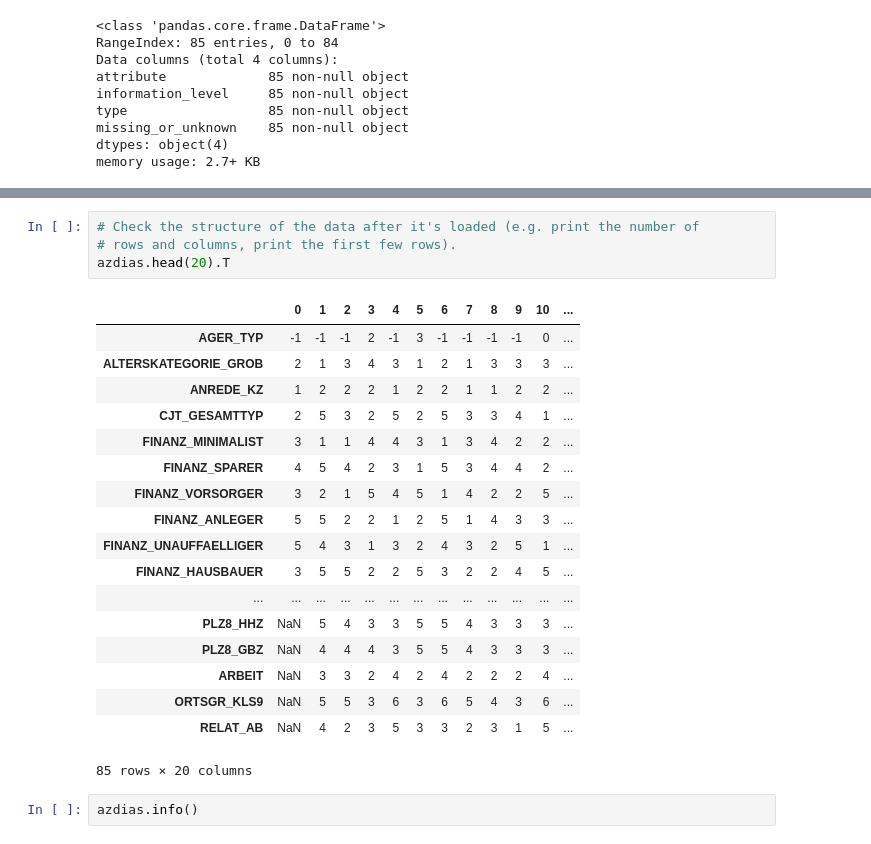
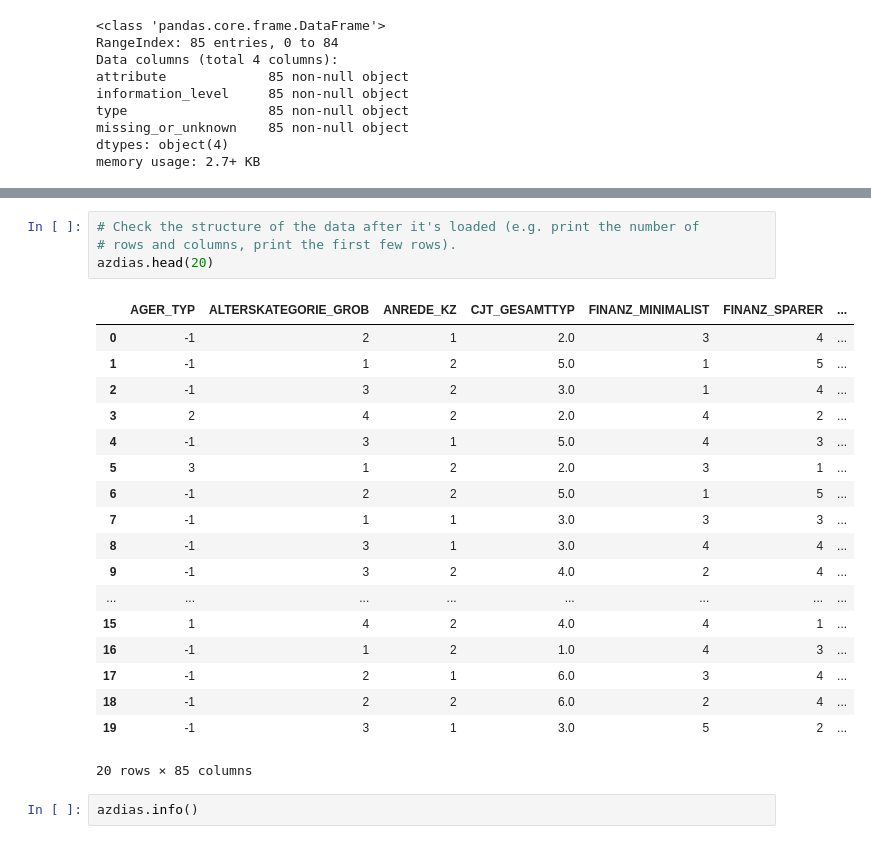
Before and after one commit to IshanJaiswal99/identify-customer-segment, a Jupyter notebook: Identify_Customer_Segments.ipynb, the cells around one changed output, grey strips where cells are left out. Saved outputs shown, nothing was run; the diff lists cells and outputs as text.

```diff
--- a/Identify_Customer_Segments.ipynb
+++ b/Identify_Customer_Segments.ipynb
@@ -112,26 +132,26 @@ memory usage: 2.7+ KB
 # %%
 # Check the structure of the data after it's loaded (e.g. print the number of
 # rows and columns, print the first few rows).
-azdias.head(20).T
+azdias.head(20)
 # %% [output]
-|  | 0 | 1 | 2 | 3 | 4 | 5 | 6 | 7 | 8 | 9 | 10 | ... |
-| AGER_TYP | -1 | -1 | -1 | 2 | -1 | 3 | -1 | -1 | -1 | -1 | 0 | ... |
-| ALTERSKATEGORIE_GROB | 2 | 1 | 3 | 4 | 3 | 1 | 2 | 1 | 3 | 3 | 3 | ... |
-| ANREDE_KZ | 1 | 2 | 2 | 2 | 1 | 2 | 2 | 1 | 1 | 2 | 2 | ... |
-| CJT_GESAMTTYP | 2 | 5 | 3 | 2 | 5 | 2 | 5 | 3 | 3 | 4 | 1 | ... |
-| FINANZ_MINIMALIST | 3 | 1 | 1 | 4 | 4 | 3 | 1 | 3 | 4 | 2 | 2 | ... |
-| FINANZ_SPARER | 4 | 5 | 4 | 2 | 3 | 1 | 5 | 3 | 4 | 4 | 2 | ... |
-| FINANZ_VORSORGER | 3 | 2 | 1 | 5 | 4 | 5 | 1 | 4 | 2 | 2 | 5 | ... |
-| FINANZ_ANLEGER | 5 | 5 | 2 | 2 | 1 | 2 | 5 | 1 | 4 | 3 | 3 | ... |
-| FINANZ_UNAUFFAELLIGER | 5 | 4 | 3 | 1 | 3 | 2 | 4 | 3 | 2 | 5 | 1 | ... |
-| FINANZ_HAUSBAUER | 3 | 5 | 5 | 2 | 2 | 5 | 3 | 2 | 2 | 4 | 5 | ... |
-| ... | ... | ... | ... | ... | ... | ... | ... | ... | ... | ... | ... | ... |
-| PLZ8_HHZ | NaN | 5 | 4 | 3 | 3 | 5 | 5 | 4 | 3 | 3 | 3 | ... |
-| PLZ8_GBZ | NaN | 4 | 4 | 4 | 3 | 5 | 5 | 4 | 3 | 3 | 3 | ... |
-| ARBEIT | NaN | 3 | 3 | 2 | 4 | 2 | 4 | 2 | 2 | 2 | 4 | ... |
-| ORTSGR_KLS9 | NaN | 5 | 5 | 3 | 6 | 3 | 6 | 5 | 4 | 3 | 6 | ... |
-| RELAT_AB | NaN | 4 | 2 | 3 | 5 | 3 | 3 | 2 | 3 | 1 | 5 | ... |
+|  | AGER_TYP | ALTERSKATEGORIE_GROB | ANREDE_KZ | CJT_GESAMTTYP | FINANZ_MINIMALIST | FINANZ_SPARER | ... |
+| 0 | -1 | 2 | 1 | 2.0 | 3 | 4 | ... |
+| 1 | -1 | 1 | 2 | 5.0 | 1 | 5 | ... |
+| 2 | -1 | 3 | 2 | 3.0 | 1 | 4 | ... |
+| 3 | 2 | 4 | 2 | 2.0 | 4 | 2 | ... |
+| 4 | -1 | 3 | 1 | 5.0 | 4 | 3 | ... |
+| 5 | 3 | 1 | 2 | 2.0 | 3 | 1 | ... |
+| 6 | -1 | 2 | 2 | 5.0 | 1 | 5 | ... |
+| 7 | -1 | 1 | 1 | 3.0 | 3 | 3 | ... |
+| 8 | -1 | 3 | 1 | 3.0 | 4 | 4 | ... |
+| 9 | -1 | 3 | 2 | 4.0 | 2 | 4 | ... |
+| ... | ... | ... | ... | ... | ... | ... | ... |
+| 15 | 1 | 4 | 2 | 4.0 | 4 | 1 | ... |
+| 16 | -1 | 1 | 2 | 1.0 | 4 | 3 | ... |
+| 17 | -1 | 2 | 1 | 6.0 | 3 | 4 | ... |
+| 18 | -1 | 2 | 2 | 6.0 | 2 | 4 | ... |
+| 19 | -1 | 3 | 1 | 3.0 | 5 | 2 | ... |
-85 rows × 20 columns
+20 rows × 85 columns
 # %%
 azdias.info()
 # %% [output]
```
Also changed, not shown: parts of 14 cells of this notebook.
